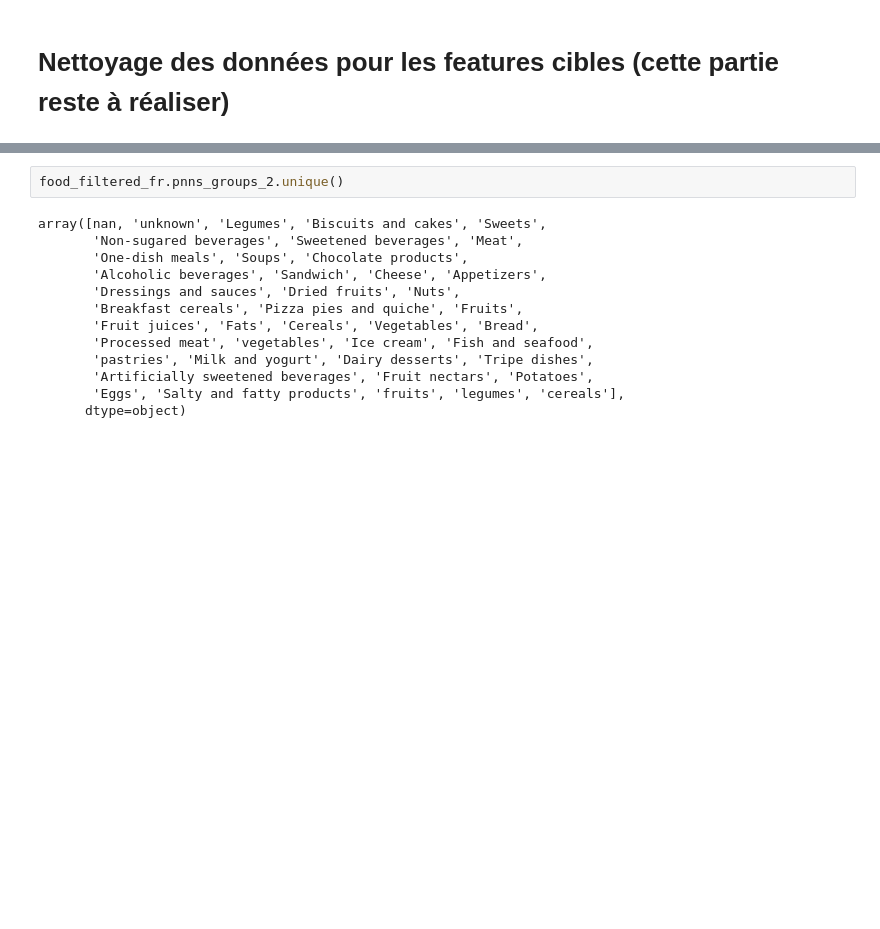
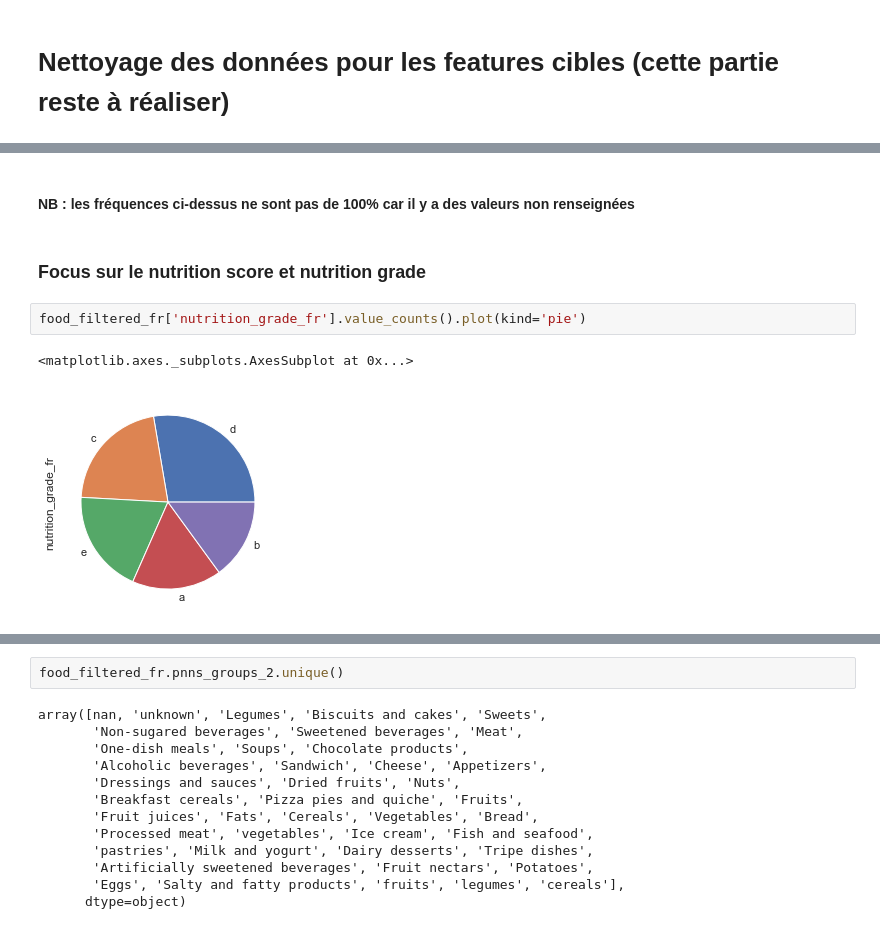
Before and after one commit to Severac/openclassrooms, a Jupyter notebook: PJ2/PJ2_dataclean.ipynb, the cells around one changed output, grey strips where cells are left out. Cells and saved outputs as stored; diff of their text form; blank space fills up the shorter version.

```diff
--- a/PJ2/PJ2_dataclean.ipynb
+++ b/PJ2/PJ2_dataclean.ipynb
@@ -884,0 +1035,9 @@ Name: nutrition_grade_fr, dtype: int64
+# %% [markdown]
+#### NB : les fréquences ci-dessus ne sont pas de 100% car il y a des valeurs non renseignées
+# %% [markdown]
+### Focus sur le nutrition score et nutrition grade
+# %%
+food_filtered_fr['nutrition_grade_fr'].value_counts().plot(kind='pie')
+# %% [output]
+<matplotlib.axes._subplots.AxesSubplot at 0x...>
+[figure, added]
```
Also changed, not shown: parts of 58 cells of this notebook.
